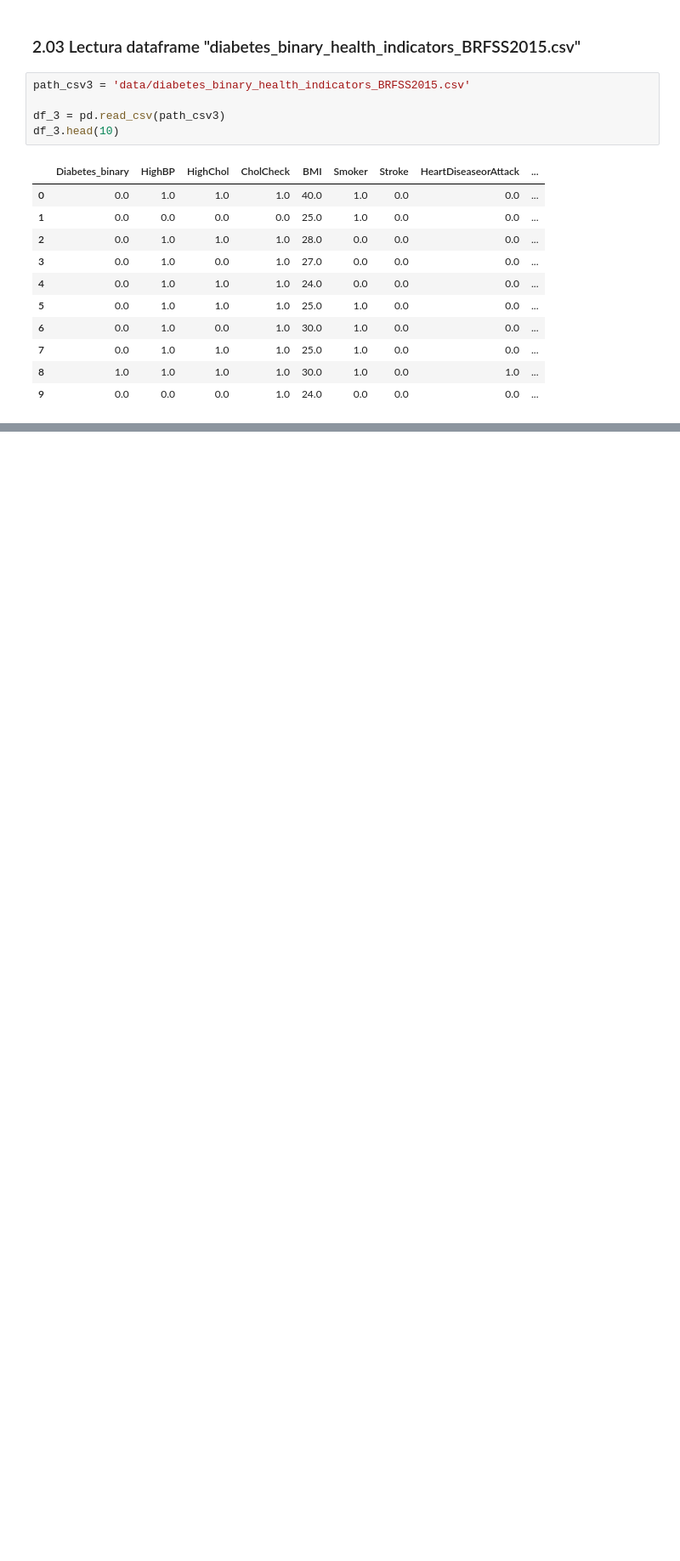
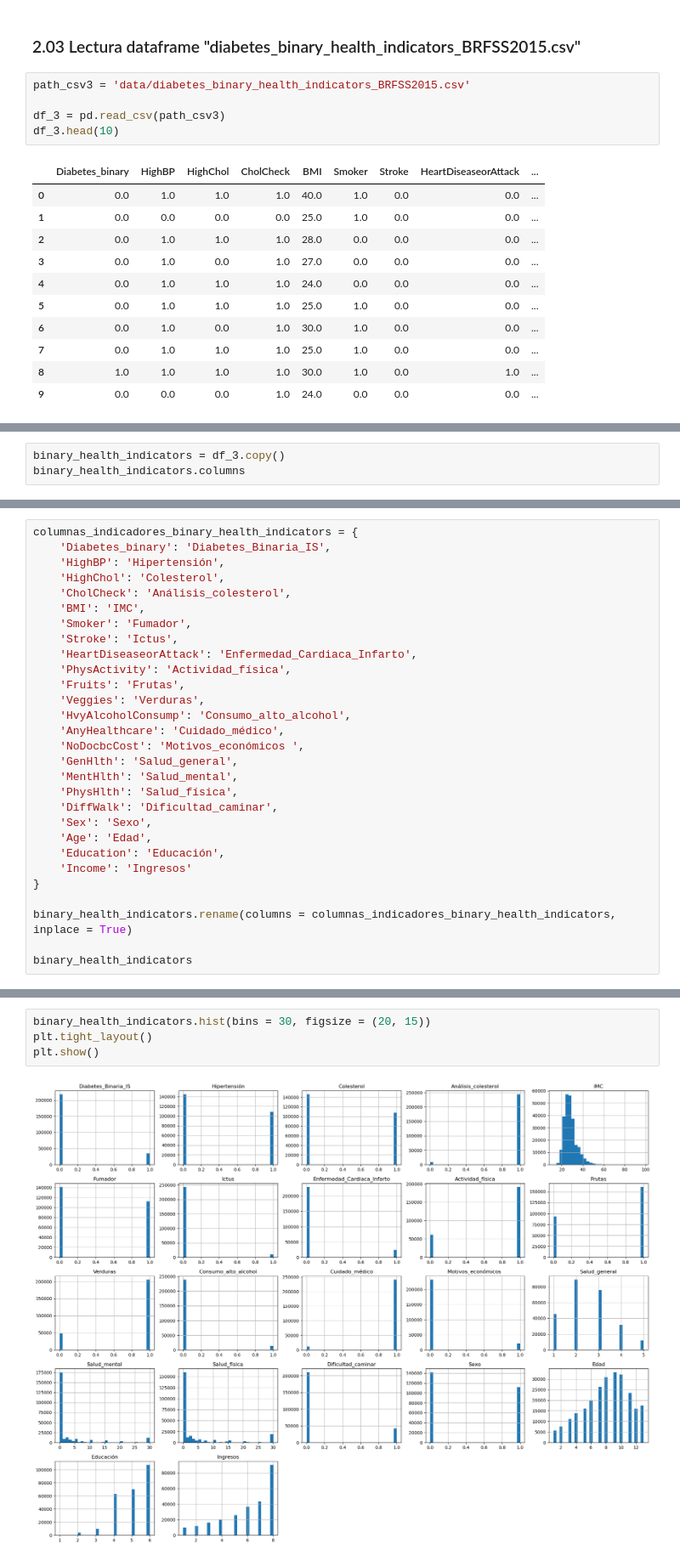
Before and after one commit to alexia-gm/Diabetes, a Jupyter notebook: prediccion_diabetes_doc.ipynb, the cells around one changed output, grey strips where cells are left out. Shown at 85% size. Drawn from its saved outputs; the diff is of its cells as text; blank space fills up the shorter version.

```diff
--- a/prediccion_diabetes_doc.ipynb
+++ b/prediccion_diabetes_doc.ipynb
@@ -352,0 +412,3 @@ df_3.head(10)
+# %%
+binary_health_indicators = df_3.copy()
+binary_health_indicators.columns
@@ -352,0 +424,29 @@ df_3.head(10)
+# %%
+columnas_indicadores_binary_health_indicators = {
+    'Diabetes_binary': 'Diabetes_Binaria_IS',
+    'HighBP': 'Hipertensión',
+    'HighChol': 'Colesterol',
+    'CholCheck': 'Análisis_colesterol',
+    'BMI': 'IMC',
+    'Smoker': 'Fumador',
+    'Stroke': 'Ictus',
+    'HeartDiseaseorAttack': 'Enfermedad_Cardiaca_Infarto',
+    'PhysActivity': 'Actividad_física',
+    'Fruits': 'Frutas',
+    'Veggies': 'Verduras',
+    'HvyAlcoholConsump': 'Consumo_alto_alcohol',
+    'AnyHealthcare': 'Cuidado_médico',
+    'NoDocbcCost': 'Motivos_económicos ',
+    'GenHlth': 'Salud_general',
+    'MentHlth': 'Salud_mental',
+    'PhysHlth': 'Salud_física',
+    'DiffWalk': 'Dificultad_caminar',
+    'Sex': 'Sexo',
+    'Age': 'Edad',
+    'Education': 'Educación',
+    'Income': 'Ingresos'
+}
+
+binary_health_indicators.rename(columns = columnas_indicadores_binary_health_indicators, inplace = True)
+
+binary_health_indicators
@@ -352,0 +535,6 @@ df_3.head(10)
+# %%
+binary_health_indicators.hist(bins = 30, figsize = (20, 15))
+plt.tight_layout()
+plt.show()
+# %% [output]
+[figure, added]
```
Also changed, not shown: parts of 36 cells of this notebook.
